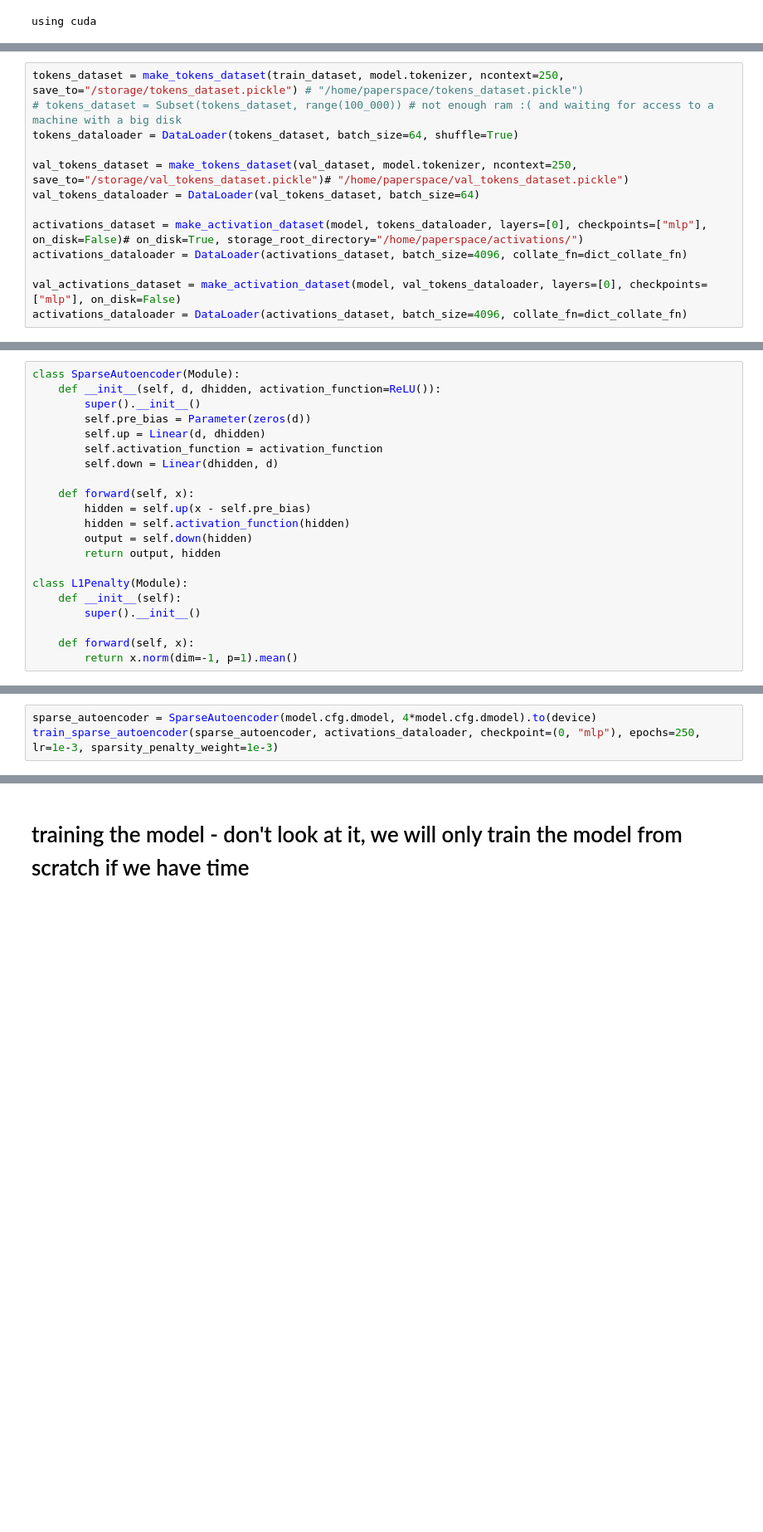
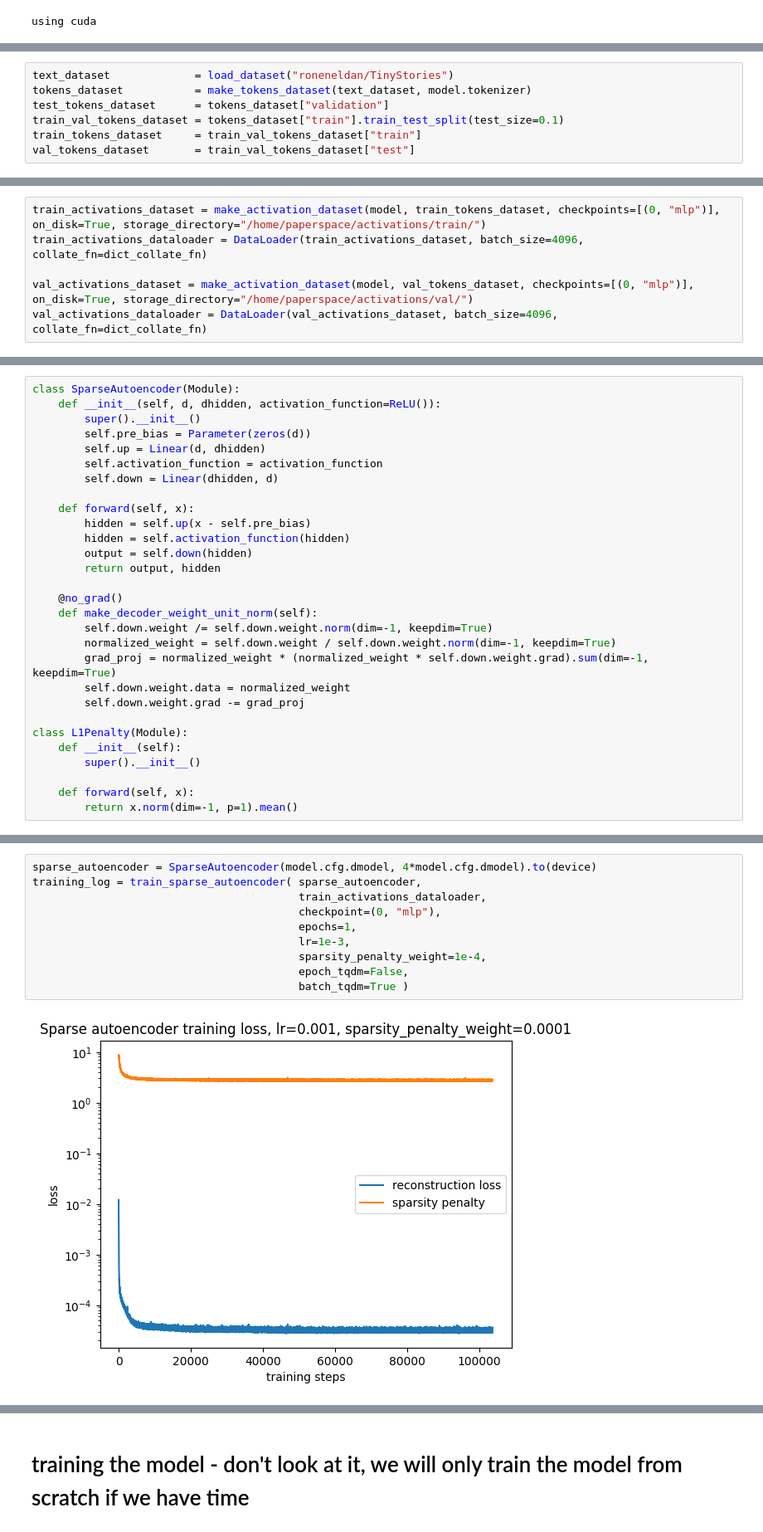
Before and after one commit to astOwOlfo/SparseAutoEncodersReplication, a Jupyter notebook: sparse_autoencoder.ipynb, the cells around one changed output, grey strips where cells are left out. Shown: that part at 83% size. Drawn from its saved outputs; the diff is of its cells as text; blank space fills up the shorter version.

```diff
--- a/sparse_autoencoder.ipynb
+++ b/sparse_autoencoder.ipynb
@@ -511,13 +492,7 @@ GPT2TokenizerFast(name_or_path='EleutherAI/gpt-neo-125M', vocab_size=50257, mode
-# %%
-tokens_dataset = make_tokens_dataset(train_dataset, model.tokenizer, ncontext=250, save_to="/storage/tokens_dataset.pickle") # "/home/paperspace/tokens_dataset.pickle")
-# tokens_dataset = Subset(tokens_dataset, range(100_000)) # not enough ram :( and waiting for access to a machine with a big disk
-tokens_dataloader = DataLoader(tokens_dataset, batch_size=64, shuffle=True)
-
-val_tokens_dataset = make_tokens_dataset(val_dataset, model.tokenizer, ncontext=250, save_to="/storage/val_tokens_dataset.pickle")# "/home/paperspace/val_tokens_dataset.pickle")
-val_tokens_dataloader = DataLoader(val_tokens_dataset, batch_size=64)
-
-activations_dataset = make_activation_dataset(model, tokens_dataloader, layers=[0], checkpoints=["mlp"], on_disk=False)# on_disk=True, storage_root_directory="/home/paperspace/activations/")
-activations_dataloader = DataLoader(activations_dataset, batch_size=4096, collate_fn=dict_collate_fn)
-
-val_activations_dataset = make_activation_dataset(model, val_tokens_dataloader, layers=[0], checkpoints=["mlp"], on_disk=False)
-activations_dataloader = DataLoader(activations_dataset, batch_size=4096, collate_fn=dict_collate_fn)
+# %%
+text_dataset             = load_dataset("roneneldan/TinyStories")
+tokens_dataset           = make_tokens_dataset(text_dataset, model.tokenizer)
+test_tokens_dataset      = tokens_dataset["validation"]
+train_val_tokens_dataset = tokens_dataset["train"].train_test_split(test_size=0.1)
+train_tokens_dataset     = train_val_tokens_dataset["train"]
+val_tokens_dataset       = train_val_tokens_dataset["test"]
@@ -523,0 +504,6 @@ activations_dataloader = DataLoader(activations_dataset, batch_size=4096, collat
+# %%
+train_activations_dataset = make_activation_dataset(model, train_tokens_dataset, checkpoints=[(0, "mlp")], on_disk=True, storage_directory="/home/paperspace/activations/train/")
+train_activations_dataloader = DataLoader(train_activations_dataset, batch_size=4096,   collate_fn=dict_collate_fn)
+
+val_activations_dataset = make_activation_dataset(model, val_tokens_dataset, checkpoints=[(0, "mlp")], on_disk=True, storage_directory="/home/paperspace/activations/val/")
+val_activations_dataloader = DataLoader(val_activations_dataset, batch_size=4096, collate_fn=dict_collate_fn)
@@ -536,6 +525,14 @@ class SparseAutoencoder(Module):
         output = self.down(hidden)
         return output, hidden
 
+    @no_grad()
+    def make_decoder_weight_unit_norm(self):
+        self.down.weight /= self.down.weight.norm(dim=-1, keepdim=True)
+        normalized_weight = self.down.weight / self.down.weight.norm(dim=-1, keepdim=True)
+        grad_proj = normalized_weight * (normalized_weight * self.down.weight.grad).sum(dim=-1, keepdim=True)
+        self.down.weight.data = normalized_weight
+        self.down.weight.grad -= grad_proj
+
 class L1Penalty(Module):
     def __init__(self):
         super().__init__()
@@ -606,3 +677,12 @@ def test_sparse_autoencoder(model, dataloader, autoencoder, checkpoint, reconstr
 # %%
 sparse_autoencoder = SparseAutoencoder(model.cfg.dmodel, 4*model.cfg.dmodel).to(device)
-train_sparse_autoencoder(sparse_autoencoder, activations_dataloader, checkpoint=(0, "mlp"), epochs=250, lr=1e-3, sparsity_penalty_weight=1e-3)
+training_log = train_sparse_autoencoder( sparse_autoencoder,
+                                         train_activations_dataloader,
+                                         checkpoint=(0, "mlp"),
+                                         epochs=1,
+                                         lr=1e-3,
+                                         sparsity_penalty_weight=1e-4,
+                                         epoch_tqdm=False,
+                                         batch_tqdm=True )
+# %% [output]
+[figure, added]
```
Also changed, not shown: parts of 19 cells of this notebook.
